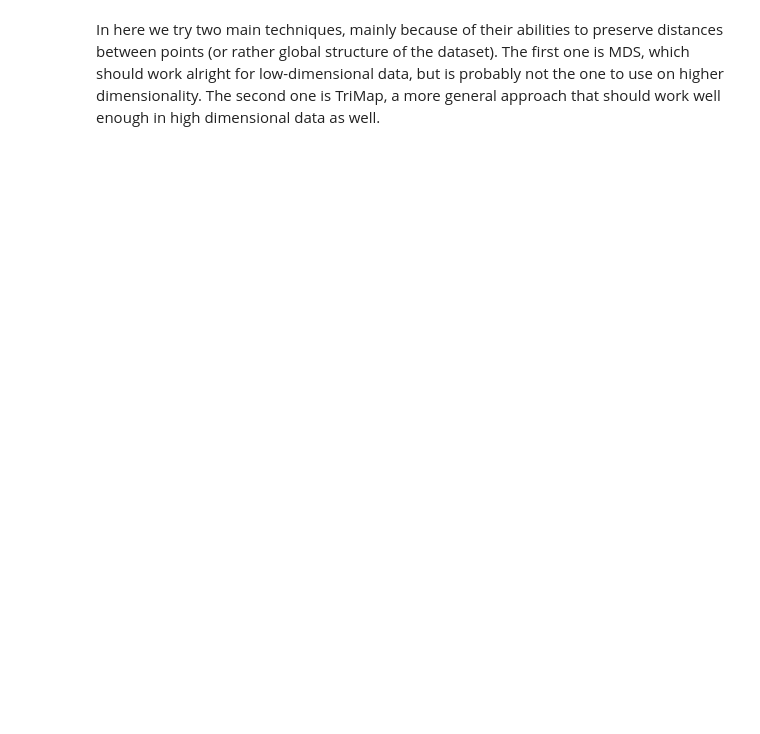
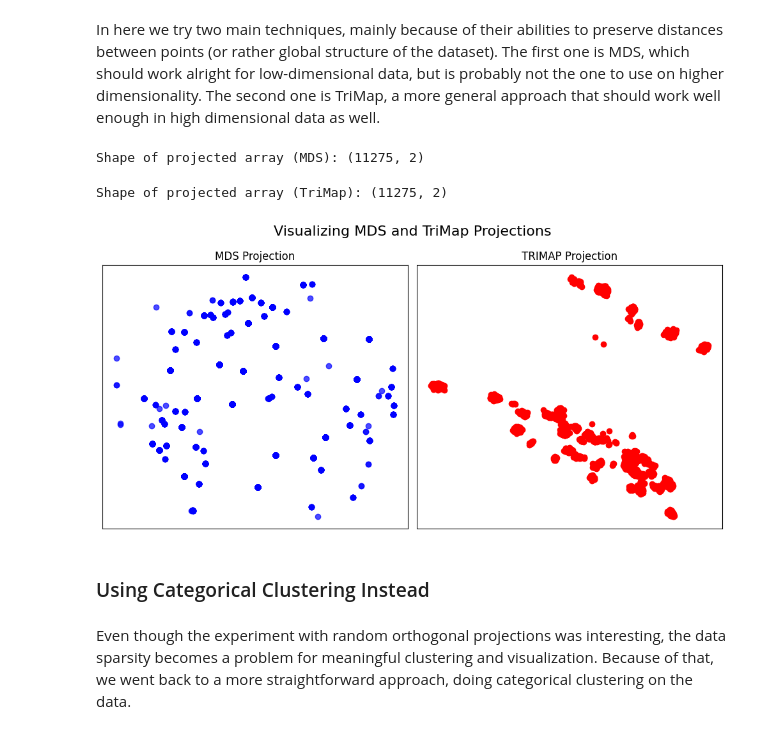
Before and after one commit to Luizerko/indigenous_clusters_and_communities, a Jupyter notebook: indigenous_project/tainacan_collection/baseline_clustering.ipynb, the cells around one changed output. Saved outputs shown, nothing was run; the diff lists cells and outputs as text; code cells hidden in the pictures; blank space fills up the shorter version.

Commit message:
First experiments on baseline clustering and small visualization tool update for item names and redirecting URL

```diff
--- a/indigenous_project/tainacan_collection/baseline_clustering.ipynb
+++ b/indigenous_project/tainacan_collection/baseline_clustering.ipynb
@@ -150,2 +150,31 @@ Shape of the final array: (20965, 38)
 # %% [markdown]
 In here we try two main techniques, mainly because of their abilities to preserve distances between points (or rather global structure of the dataset). The first one is MDS, which should work alright for low-dimensional data, but is probably not the one to use on higher dimensionality. The second one is TriMap, a more general approach that should work well enough in high dimensional data as well.
+# %%
+# MDS projection
+from sklearn.manifold import MDS
+
+proj_mds = MDS(n_components=2, n_init=1, n_jobs=1, eps=1e-3, normalized_stress='auto')
+datapoints_proj_mds = proj_mds.fit_transform(datapoints)
+print(f'Shape of projected array (MDS): {datapoints_proj_mds.shape}')
+# %% [output]
+Shape of projected array (MDS): (11275, 2)
+# %%
+# TriMap projection
+import trimap
+
+proj_trimap = trimap.TRIMAP(n_dims=2, n_inliers=120, n_outliers=20, n_random=3,\
+                            weight_temp=0.5, lr=0.1, apply_pca=True)
+datapoints_proj_trimap = proj_trimap.fit_transform(datapoints)
+print(f'Shape of projected array (TriMap): {datapoints_proj_trimap.shape}')
+# %% [output]
+Shape of projected array (TriMap): (11275, 2)
+# %%
+# Normalizing projections to [-2, 2] while maintaining relative distances
+def normalize(data):
+    mean = np.mean(data)
+    max_dev = np.max(np.abs(data-mean))
+
+    return 2*(data-mean)/max_dev
+
+datapoints_proj_mds = normalize(datapoints_proj_mds)
+datapoints_proj_trimap = normalize(datapoints_proj_trimap)
@@ -151,0 +187,33 @@ In here we try two main techniques, mainly because of their abilities to preserv
+# %%
+# Visualizing resulting projections
+import matplotlib.pyplot as plt
+
+plt.figure(figsize=(10,5))
+plt.suptitle('Visualizing MDS and TriMap Projections', fontsize=16)
+
+# Second subplot for MDS projection
+plt.subplot(1, 2, 1)
+plt.scatter(datapoints_proj_mds[:, 0], datapoints_proj_mds[:, 1], alpha=0.7, color='b')
+plt.title("MDS Projection")
+plt.xlabel("")
+plt.ylabel("")
+plt.xticks([])
+plt.yticks([])
+
+# First subplot for TRIMAP projection
+plt.subplot(1, 2, 2)
+plt.scatter(datapoints_proj_trimap[:, 0], datapoints_proj_trimap[:, 1], c='r')
+plt.title("TRIMAP Projection")
+plt.xlabel("")
+plt.ylabel("")
+plt.xticks([])
+plt.yticks([])
+
+plt.tight_layout()
+plt.show()
+# %% [output]
+[figure, added]
+# %% [markdown]
+### Using Categorical Clustering Instead
+# %% [markdown]
+Even though the experiment with random orthogonal projections was interesting, the data sparsity becomes a problem for meaningful clustering and visualization. Because of that, we went back to a more straightforward approach, doing categorical clustering on the data.
```
Also changed, not shown: parts of 9 cells of this notebook, 4 other files.
